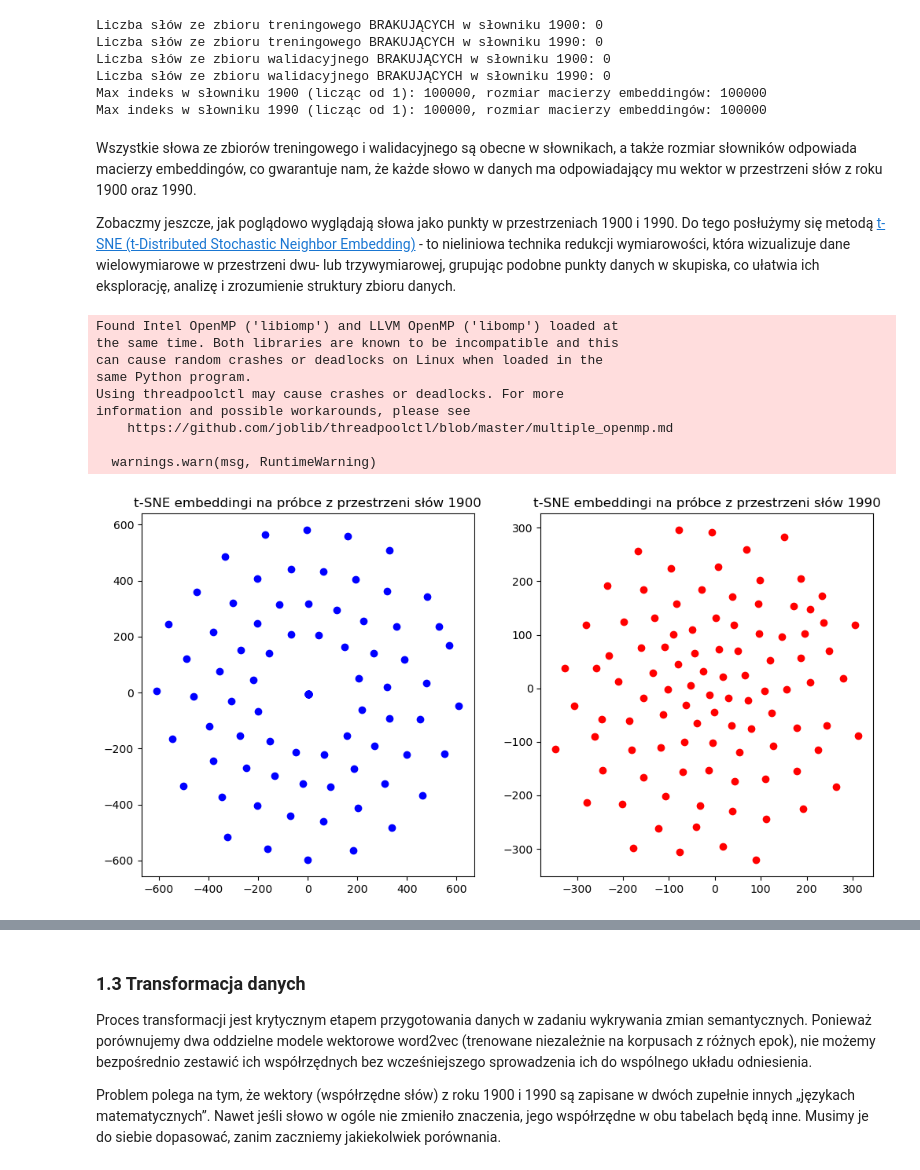
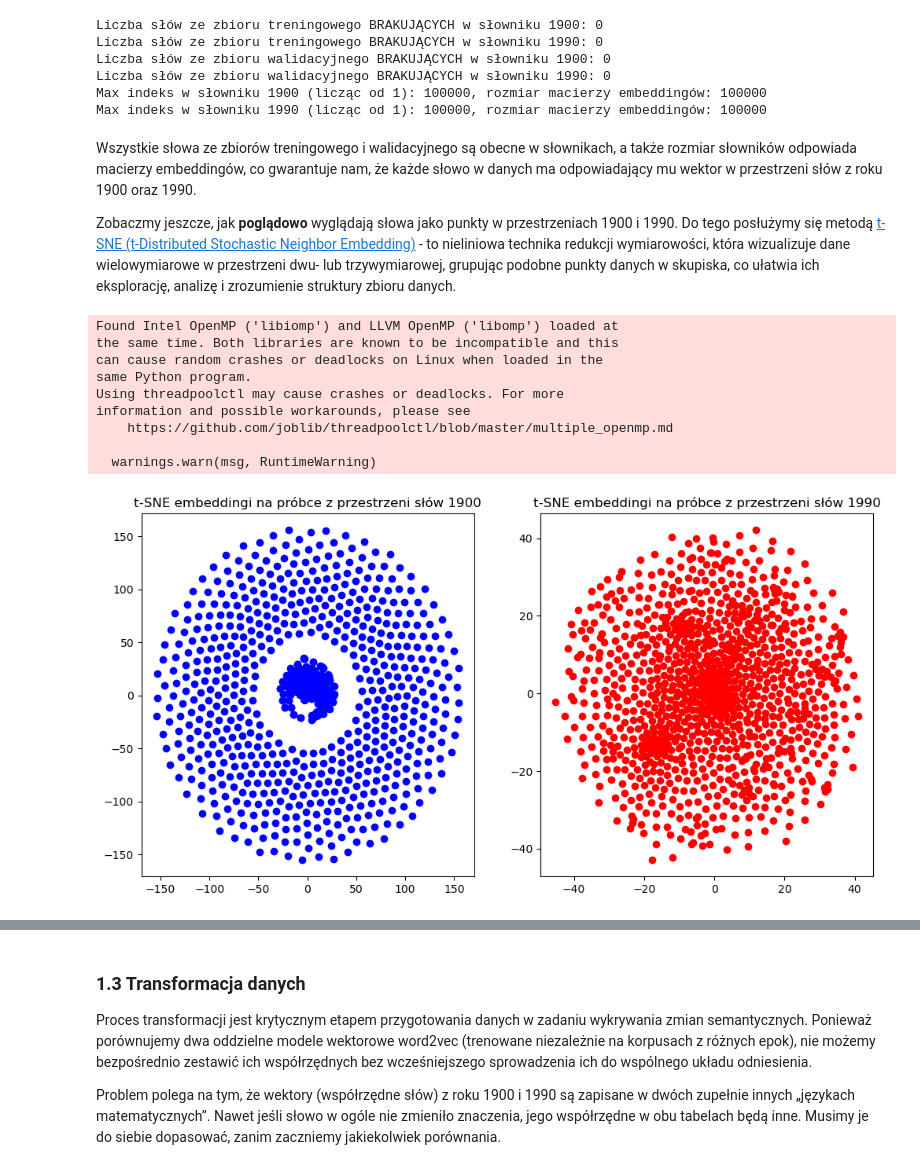
Before and after one commit to OlimpiadaAI/III-OlimpiadaAI, a Jupyter notebook: 1_etap/4_zmiany_semantyczne/zmiany_semantyczne_opracowanie.ipynb, the cells around one changed output, grey strips where cells are left out. Saved outputs shown, nothing was run; the diff lists cells and outputs as text; code cells hidden in the pictures.

```diff
--- a/1_etap/4_zmiany_semantyczne/zmiany_semantyczne_opracowanie.ipynb
+++ b/1_etap/4_zmiany_semantyczne/zmiany_semantyczne_opracowanie.ipynb
@@ -390,34 +390,34 @@ Max indeks w słowniku 1990 (licząc od 1): 100000, rozmiar macierzy embeddingó
 # %% [markdown]
 Wszystkie słowa ze zbiorów treningowego i walidacyjnego są obecne w słownikach, a także rozmiar słowników odpowiada macierzy embeddingów, co gwarantuje nam, że każde słowo w danych ma odpowiadający mu wektor w przestrzeni słów z roku 1900 oraz 1990.
 
-Zobaczmy jeszcze, jak poglądowo wyglądają słowa jako punkty w przestrzeniach 1900 i 1990. Do tego posłużymy się metodą [t-SNE (t-Distributed Stochastic Neighbor Embedding)](https://en.wikipedia.org/wiki/T-distributed_stochastic_neighbor_embedding) -  to nieliniowa technika redukcji wymiarowości, która wizualizuje dane wielowymiarowe w przestrzeni dwu- lub trzywymiarowej, grupując podobne punkty danych w skupiska, co ułatwia ich eksplorację, analizę i zrozumienie struktury zbioru danych.
+Zobaczmy jeszcze, jak **poglądowo** wyglądają słowa jako punkty w przestrzeniach 1900 i 1990. Do tego posłużymy się metodą [t-SNE (t-Distributed Stochastic Neighbor Embedding)](https://en.wikipedia.org/wiki/T-distributed_stochastic_neighbor_embedding) -  to nieliniowa technika redukcji wymiarowości, która wizualizuje dane wielowymiarowe w przestrzeni dwu- lub trzywymiarowej, grupując podobne punkty danych w skupiska, co ułatwia ich eksplorację, analizę i zrozumienie struktury zbioru danych.
 # %%
 # Wizualizacja wektorów osadzeń dla losowo wybranych słów z obu lat za pomocą t-SNE
 from sklearn.manifold import TSNE
 
 rng = np.random.default_rng(42)
-sample_words = rng.choice(list(train_df['word']), size=100, replace=False).tolist()
+sample_words = rng.choice(list(train_df['word']), size=1000, replace=False).tolist() # wybieramy 1000 losowych słów z zbioru treningowego
 embeddings_1900 = np.array([W1900[w2i_1900[word]] for word in sample_words if word in w2i_1900])
 embeddings_1990 = np.array([W1990[w2i_1990[word]] for word in sample_words if word in w2i_1990])
 tsne_1900 = TSNE(n_components=2, random_state=42).fit_transform(embeddings_1900)
 tsne_1990 = TSNE(n_components=2, random_state=42).fit_transform(embeddings_1990)
 plt.figure(figsize=(12, 6))
 plt.subplot(1, 2, 1)
 plt.scatter(tsne_1900[:, 0], tsne_1900[:, 1], color='blue')
 plt.title('t-SNE embeddingi na próbce z przestrzeni słów 1900')
 plt.subplot(1, 2, 2)
 plt.scatter(tsne_1990[:, 0], tsne_1990[:, 1], color='red')
 plt.title('t-SNE embeddingi na próbce z przestrzeni słów 1990')
 plt.show()
 # %% [output]
 Found Intel OpenMP ('libiomp') and LLVM OpenMP ('libomp') loaded at
 the same time. Both libraries are known to be incompatible and this
 can cause random crashes or deadlocks on Linux when loaded in the
 same Python program.
 Using threadpoolctl may cause crashes or deadlocks. For more
 information and possible workarounds, please see
     https://github.com/joblib/threadpoolctl/blob/master/multiple_openmp.md
 
   warnings.warn(msg, RuntimeWarning)
-[figure, old version]
+[figure, new version]
 # %% [markdown]
```
Also changed, not shown: parts of 7 cells of this notebook.
